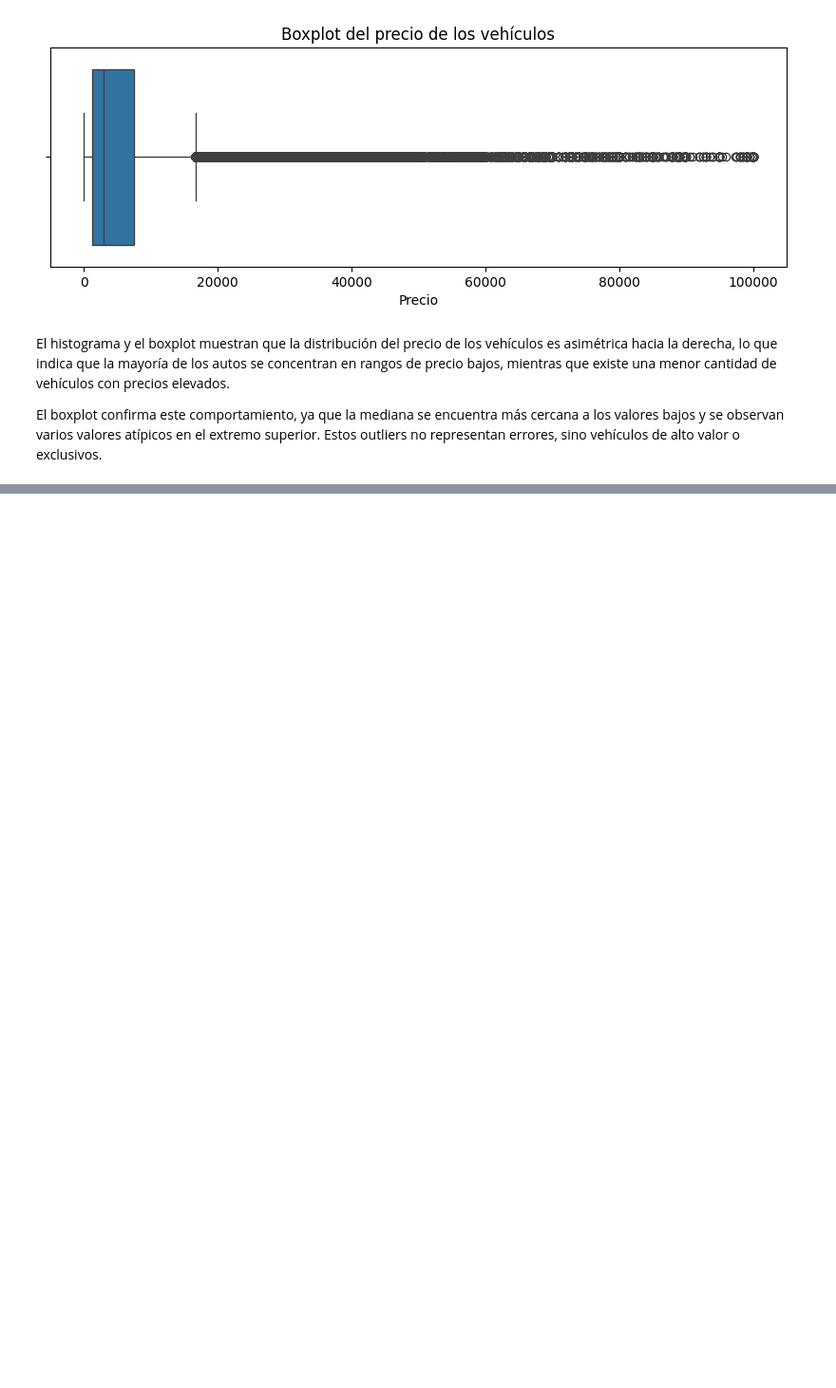
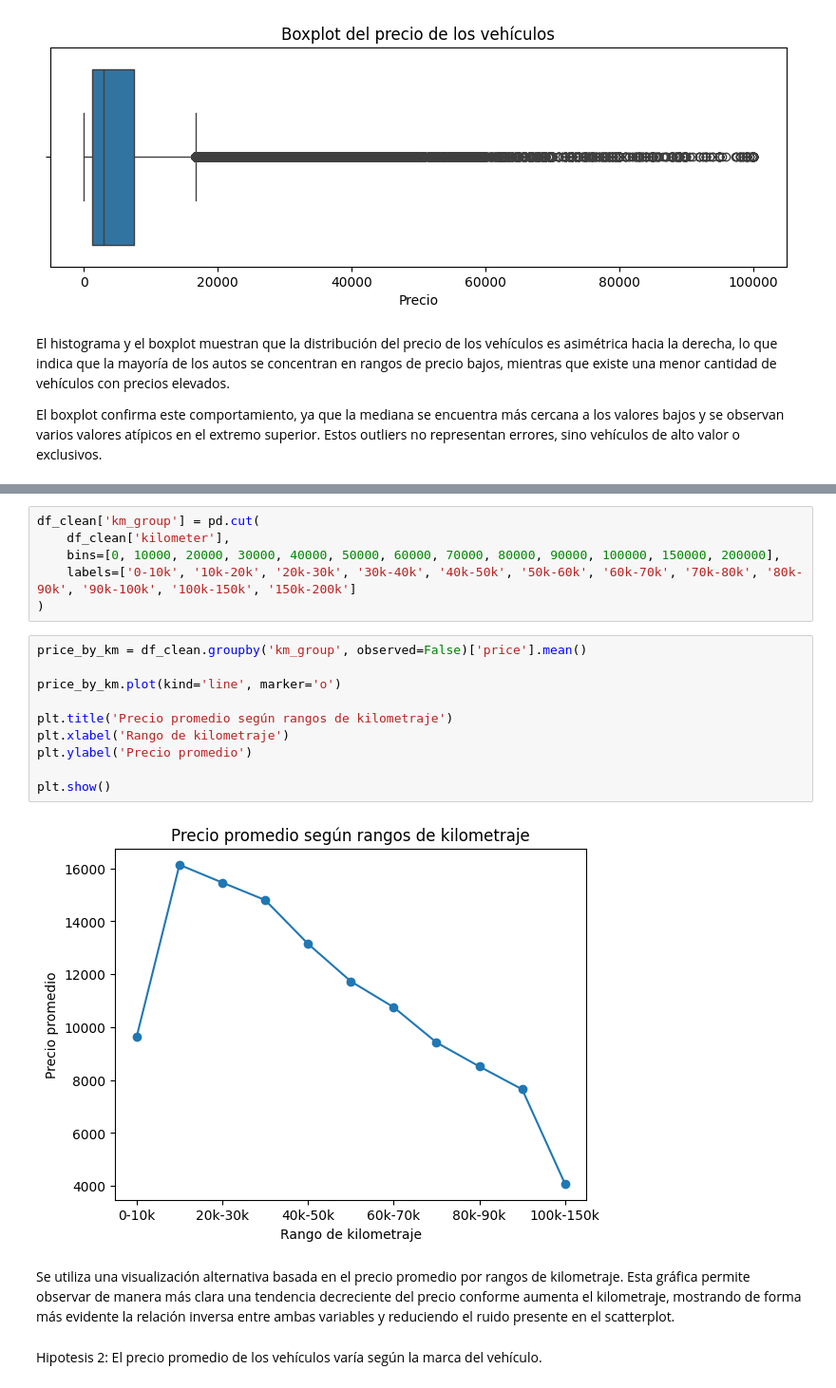
Before and after one commit to tsarien/data-science-1, a Jupyter notebook: ProyectoDSParteI+Alba.ipynb, the cells around one changed output, grey strips where cells are left out. Shown at 95% size. Saved outputs shown, nothing was run; the diff lists cells and outputs as text; blank space fills up the shorter version.

```diff
--- a/ProyectoDSParteI+Alba.ipynb
+++ b/ProyectoDSParteI+Alba.ipynb
@@ -207,0 +229,22 @@ El boxplot confirma este comportamiento, ya que la mediana se encuentra más cer
+# %%
+df_clean['km_group'] = pd.cut(
+    df_clean['kilometer'],
+    bins=[0, 10000, 20000, 30000, 40000, 50000, 60000, 70000, 80000, 90000, 100000, 150000, 200000],
+    labels=['0-10k', '10k-20k', '20k-30k', '30k-40k', '40k-50k', '50k-60k', '60k-70k', '70k-80k', '80k-90k', '90k-100k', '100k-150k', '150k-200k']
+)
+# %%
+price_by_km = df_clean.groupby('km_group', observed=False)['price'].mean()
+
+price_by_km.plot(kind='line', marker='o')
+
+plt.title('Precio promedio según rangos de kilometraje')
+plt.xlabel('Rango de kilometraje')
+plt.ylabel('Precio promedio')
+
+plt.show()
+# %% [output]
+[figure, added]
+# %% [markdown]
+Se utiliza una visualización alternativa basada en el precio promedio por rangos de kilometraje. Esta gráfica permite observar de manera más clara una tendencia decreciente del precio conforme aumenta el kilometraje, mostrando de forma más evidente la relación inversa entre ambas variables y reduciendo el ruido presente en el scatterplot.
+# %% [markdown]
+Hipotesis 2: El precio promedio de los vehículos varía según la marca del vehículo.
```
Also changed, not shown: parts of 4 cells of this notebook.
